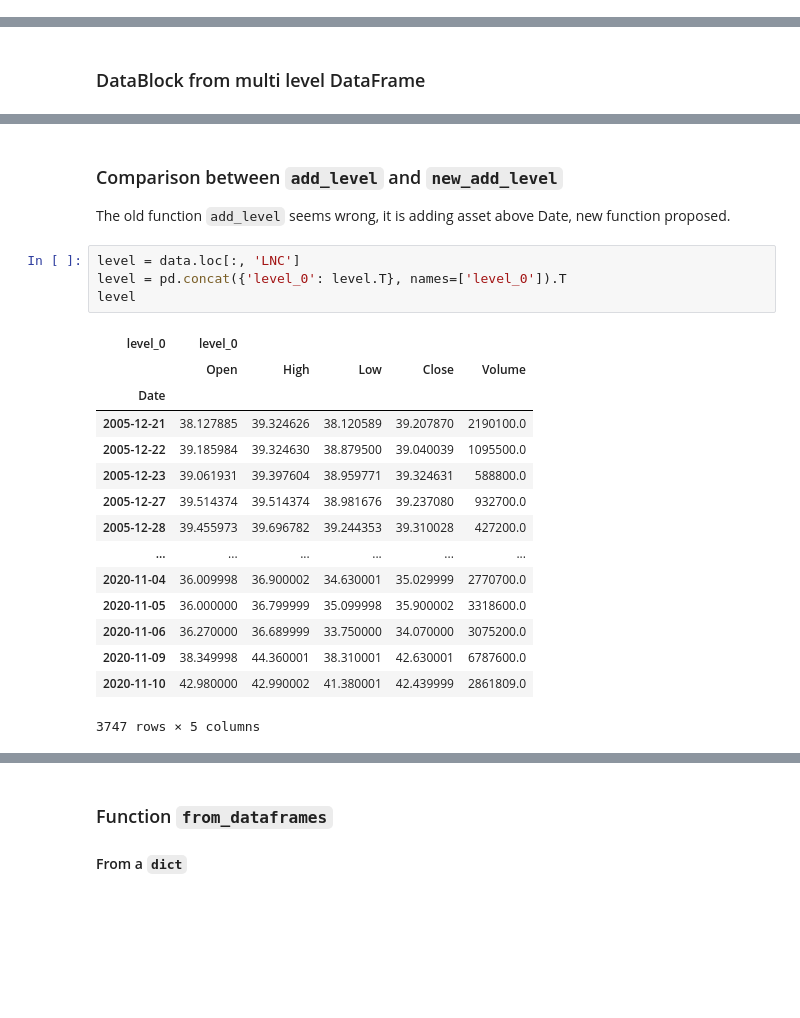
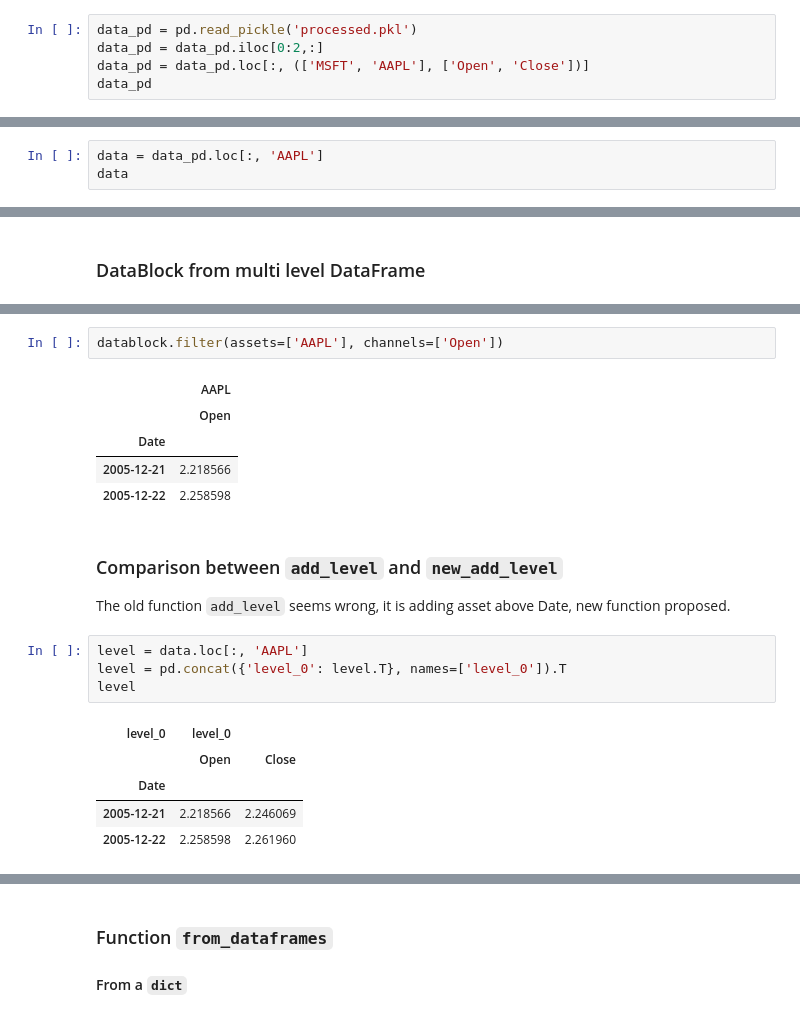
Before and after one commit to langflow-ai/wavy, a Jupyter notebook: notebooks/block.ipynb, the cells around one changed output, grey strips where cells are left out. Drawn from its saved outputs; the diff is of its cells as text; blank space fills up the shorter version.

```diff
--- a/notebooks/block.ipynb
+++ b/notebooks/block.ipynb
@@ -21,0 +11,5 @@ data.head()
+# %%
+data_pd = pd.read_pickle('processed.pkl')
+data_pd = data_pd.iloc[0:2,:]
+data_pd = data_pd.loc[:, (['MSFT', 'AAPL'], ['Open', 'Close'])]
+data_pd
@@ -21,0 +24,3 @@ data.head()
+# %%
+data = data_pd.loc[:, 'AAPL']
+data
@@ -65,25 +66,23 @@ datablock_lnc
+# %%
+datablock.filter(assets=['AAPL'], channels=['Open'])
+# %% [output]
+|  | AAPL |
+|  | Open |
+| Date |  |
+| 2005-12-21 | 2.218566 |
+| 2005-12-22 | 2.258598 |
 # %% [markdown]
 ### Comparison between `add_level` and `new_add_level`
 
 The old function `add_level` seems wrong, it is adding asset above Date, new function proposed.
 # %%
-level = data.loc[:, 'LNC']
+level = data.loc[:, 'AAPL']
 level = pd.concat({'level_0': level.T}, names=['level_0']).T
 level
 # %% [output]
-| level_0 | level_0 |  |  |  |  |
-|  | Open | High | Low | Close | Volume |
-| Date |  |  |  |  |  |
-| 2005-12-21 | 38.127885 | 39.324626 | 38.120589 | 39.207870 | 2190100.0 |
-| 2005-12-22 | 39.185984 | 39.324630 | 38.879500 | 39.040039 | 1095500.0 |
-| 2005-12-23 | 39.061931 | 39.397604 | 38.959771 | 39.324631 | 588800.0 |
-| 2005-12-27 | 39.514374 | 39.514374 | 38.981676 | 39.237080 | 932700.0 |
-| 2005-12-28 | 39.455973 | 39.696782 | 39.244353 | 39.310028 | 427200.0 |
-| ... | ... | ... | ... | ... | ... |
-| 2020-11-04 | 36.009998 | 36.900002 | 34.630001 | 35.029999 | 2770700.0 |
-| 2020-11-05 | 36.000000 | 36.799999 | 35.099998 | 35.900002 | 3318600.0 |
-| 2020-11-06 | 36.270000 | 36.689999 | 33.750000 | 34.070000 | 3075200.0 |
-| 2020-11-09 | 38.349998 | 44.360001 | 38.310001 | 42.630001 | 6787600.0 |
-| 2020-11-10 | 42.980000 | 42.990002 | 41.380001 | 42.439999 | 2861809.0 |
+| level_0 | level_0 |  |
+|  | Open | Close |
+| Date |  |  |
+| 2005-12-21 | 2.218566 | 2.246069 |
+| 2005-12-22 | 2.258598 | 2.261960 |
-3747 rows × 5 columns
 # %%
```
Also changed, not shown: parts of 89 cells of this notebook, 25 other files.
